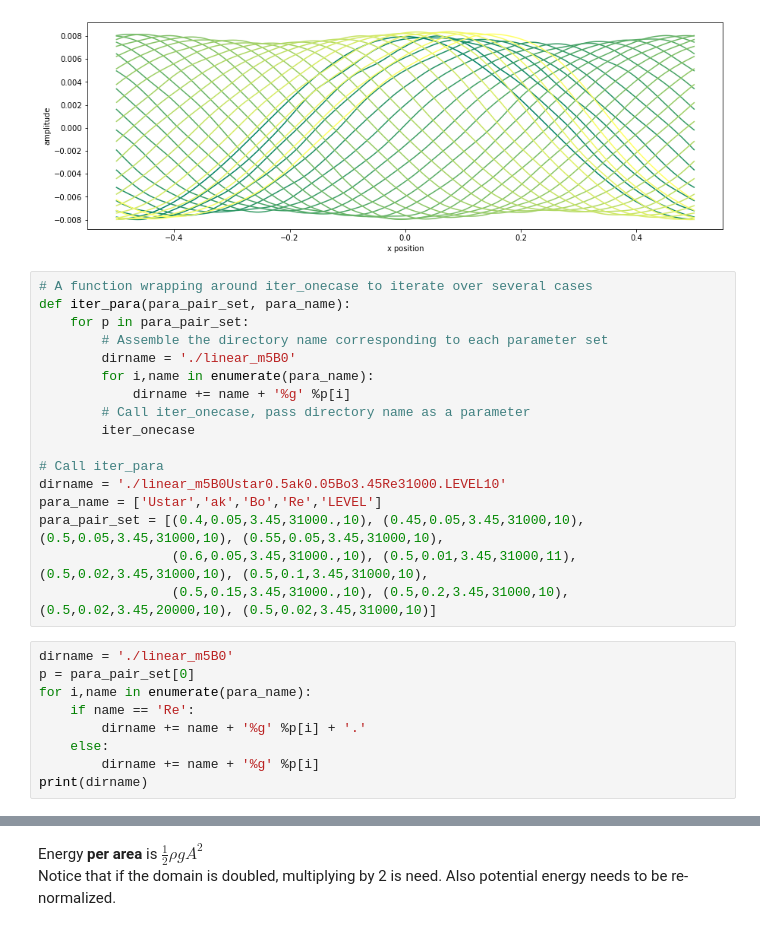
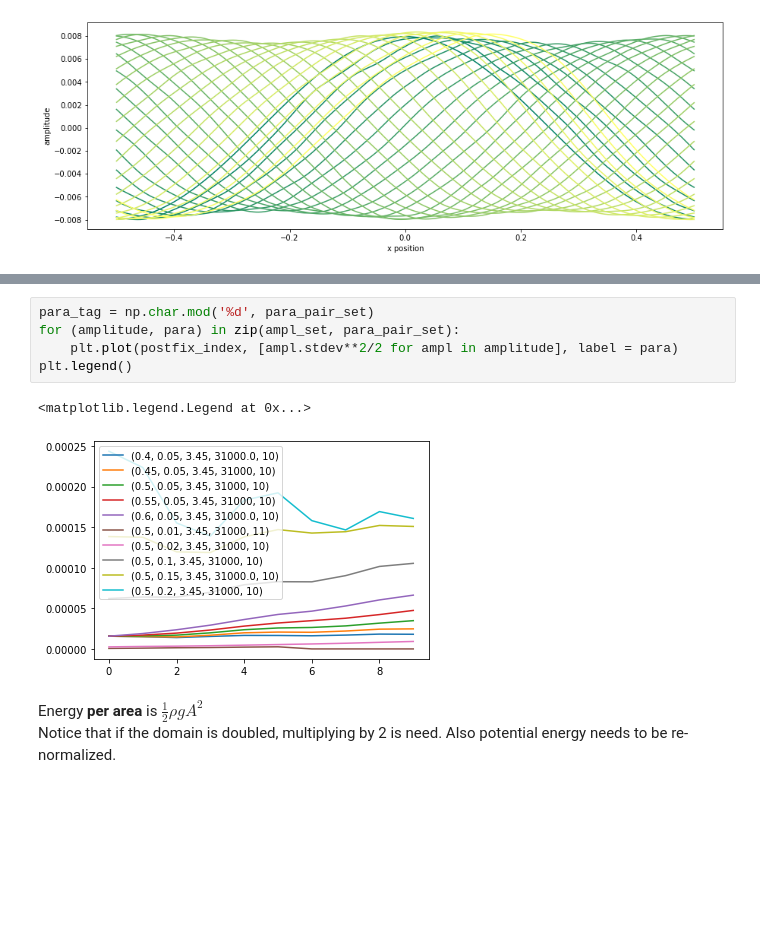
Before and after one commit to DeikeLab/jiarongw-postprocessing, a Jupyter notebook: windwave/linear_wave.ipynb, the cells around one changed output, grey strips where cells are left out. Drawn from its saved outputs; the diff is of its cells as text; blank space fills up the shorter version.

Commit message:
End of Sept. 18th. Start processing linear wave again. Interate through cases part written.

```diff
--- a/windwave/linear_wave.ipynb
+++ b/windwave/linear_wave.ipynb
@@ -69,29 +68,3 @@ color_idx = np.linspace(0, 1, len(postfix_index))
 amplitude = iter_onecase(postfix_index_set=postfix_index, tag_set=tag, tag_common = 't = ')
 # %% [output]
 [figure]
-# %%
-# A function wrapping around iter_onecase to iterate over several cases
-def iter_para(para_pair_set, para_name):
-    for p in para_pair_set:
-        # Assemble the directory name corresponding to each parameter set
-        dirname = './linear_m5B0'
-        for i,name in enumerate(para_name):
-            dirname += name + '%g' %p[i]
-        # Call iter_onecase, pass directory name as a parameter
-        iter_onecase
-
-# Call iter_para
-dirname = './linear_m5B0Ustar0.5ak0.05Bo3.45Re31000.LEVEL10'
-para_name = ['Ustar','ak','Bo','Re','LEVEL']
-para_pair_set = [(0.4,0.05,3.45,31000.,10), (0.45,0.05,3.45,31000,10), (0.5,0.05,3.45,31000,10), (0.55,0.05,3.45,31000,10),
-                 (0.6,0.05,3.45,31000.,10), (0.5,0.01,3.45,31000,11), (0.5,0.02,3.45,31000,10), (0.5,0.1,3.45,31000,10),
-                 (0.5,0.15,3.45,31000.,10), (0.5,0.2,3.45,31000,10), (0.5,0.02,3.45,20000,10), (0.5,0.02,3.45,31000,10)]
-# %%
-dirname = './linear_m5B0'
-p = para_pair_set[0]
-for i,name in enumerate(para_name):
-    if name == 'Re':
-        dirname += name + '%g' %p[i] + '.'
-    else:
-        dirname += name + '%g' %p[i]
-print(dirname)
@@ -100,3 +129,11 @@ print(dirname)
+# %%
+para_tag = np.char.mod('%d', para_pair_set)
+for (amplitude, para) in zip(ampl_set, para_pair_set):
+    plt.plot(postfix_index, [ampl.stdev**2/2 for ampl in amplitude], label = para)
+plt.legend()
+# %% [output]
+<matplotlib.legend.Legend at 0x...>
+[figure, added]
 # %% [markdown]
 Energy __per area__ is $\frac{1}{2}\rho gA^2$
 Notice that if the domain is doubled, multiplying by 2 is need. Also potential energy needs to be re-normalized.
```
Also changed, not shown: parts of 3 cells of this notebook, 3 other files.
